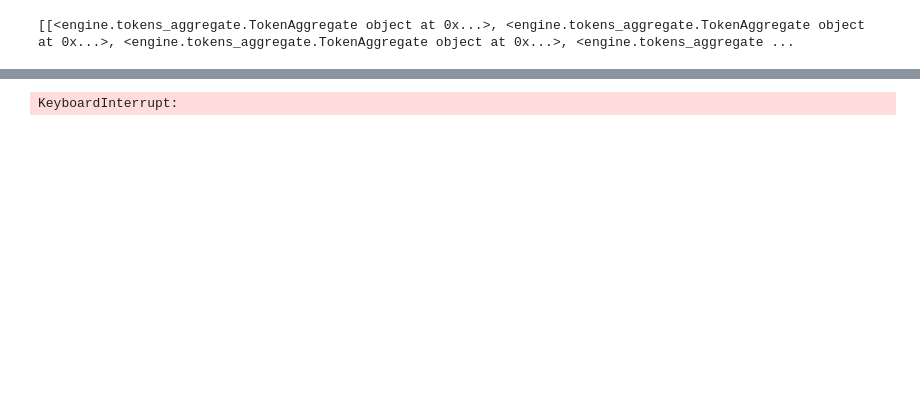
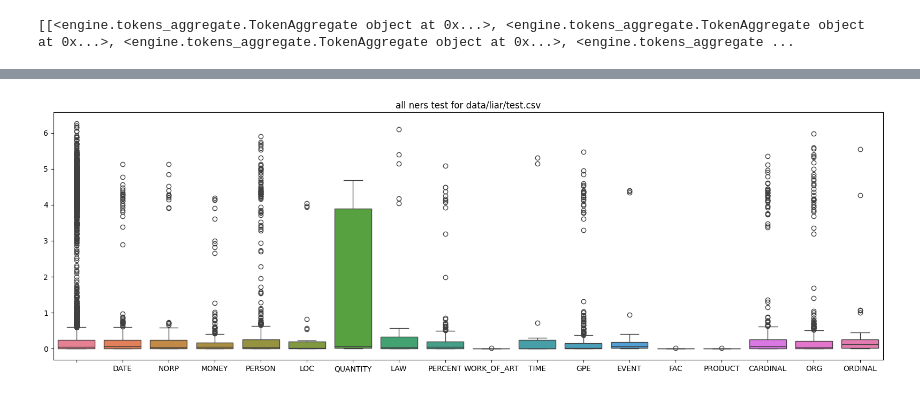
Before and after one commit to azoz01/nlp-2024-fake, a Jupyter notebook: xai_example.ipynb, the cells around one changed output, grey strips where cells are left out. Saved outputs shown, nothing was run; the diff lists cells and outputs as text; code cells hidden in the pictures; blank space fills up the shorter version.

```diff
--- a/xai_example.ipynb
+++ b/xai_example.ipynb
@@ -274,36 +266,36 @@ for data_name in data_names:
 # %%
 import numpy as np
 import matplotlib.pyplot as plt
 import seaborn as sns
 
-data_names = ["coaid","isot","liar"]
+data_names = ["liar"]
 results_for_data_all_ners= {}
 for data_name in data_names:
     file = f"data/{data_name}/test.csv"
     test = pd.read_csv(file)
-    token_exp_NERs = tokenize_evaluate_and_detect_NERs(pipeline,test["text"].tolist())
+    token_exp_NERs = tokenize_evaluate_and_detect_NERs(pipeline,test["text"].tolist(),spacy_model =  "en_core_web_lg",)
     results_for_data_all_ners[data_name] = token_exp_NERs
     all_ner_types = set()
 
     for _,_,ner in token_exp_NERs:
             all_ner_types.add(ner)
 
     exps = {}
     for ner_type in all_ner_types:
         exps[ner_type] = []
 
 
 
     for token,exp,ner in token_exp_NERs:
         exps[ner].append(abs(exp))
 
 
     plt.figure(figsize=(20,6))
     sns.boxplot(exps)
     plt.title(f"all ners test for {file}")
     plt.show()
 # %% [output]
-KeyboardInterrupt:
+[figure, added]
 # %%
 import matplotlib.pyplot as plt
 import seaborn as sns
```
Also changed, not shown: parts of 7 cells of this notebook, 2 other files.
